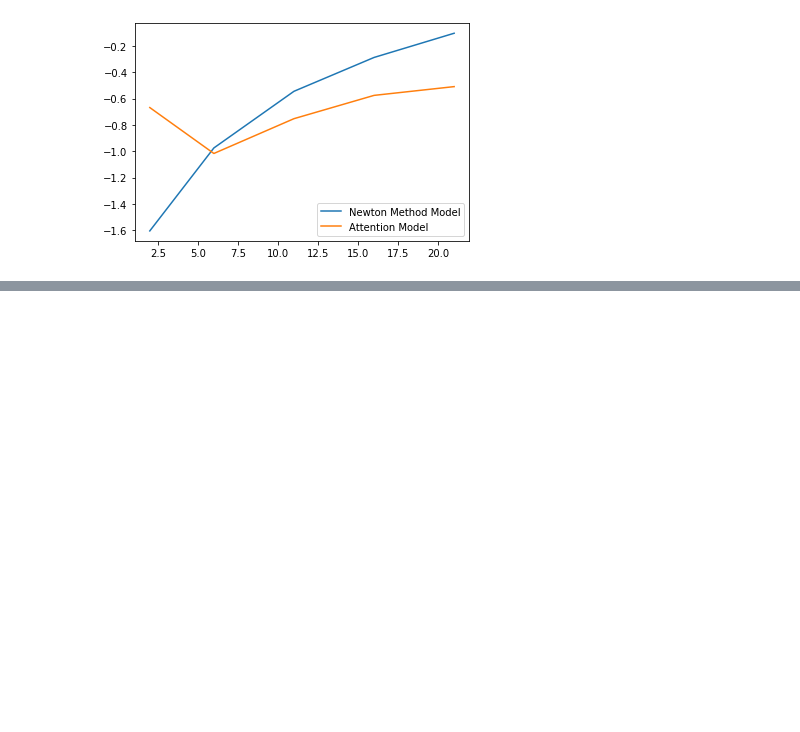
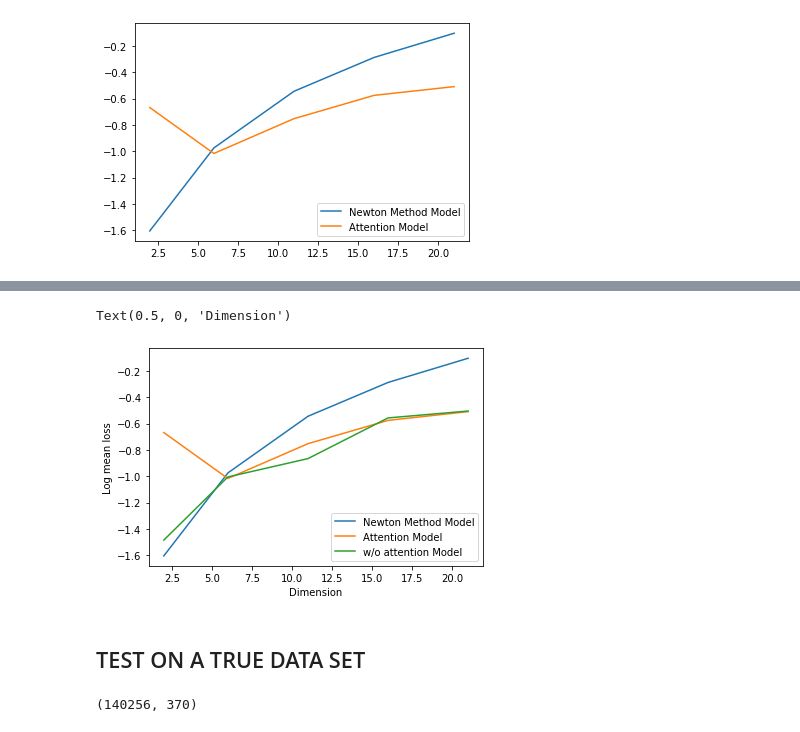
Before and after one commit to FlorianBertelli/M2_AIC, a Jupyter notebook: TPA-master/main.ipynb, the cells around one changed output, grey strips where cells are left out. Drawn from its saved outputs; the diff is of its cells as text; code cells hidden in the pictures; blank space fills up the shorter version.

```diff
--- a/TPA-master/main.ipynb
+++ b/TPA-master/main.ipynb
@@ -676,0 +830,17 @@ plt.legend(loc='lower right')
+# %%
+final_accs = []
+for dim in [2,6,11,16,21]:
+    nb_cells=1
+    learning_rate = 1e-3
+    hidden_size=2*dim
+    D=dim
+    input_size=dim
+    gru=GRU_forecaster_frost(nb_cells,hidden_size, input_size, 0.0,64,8)
+    loss_fn = nn.L1Loss()
+
+    loader = get_loader(D, True)
+    _, loss_wo_att, _ = train_frost(gru, learning_rate,loader)
+    final_accs.append(loss_wo_att)
+
+with open("./result/benchmark_2_wo_attention.txt", "wb") as fp:   #Pickling
+    pickle.dump(loss_list, fp)
@@ -676,0 +865,18 @@ plt.legend(loc='lower right')
+# %%
+with open("./result/benchmark_2_baseline_model.txt", "rb") as fp:   # Unpickling
+    loss_first_ex = pickle.load(fp)
+with open("./result/benchmark_2_attention_model.txt", "rb") as fp:   # Unpickling
+    final_accs = pickle.load(fp)
+with open("./result/benchmark_2_wo_attention.txt", "rb") as fp:   # Unpickling
+    final_accs_wo_acc = pickle.load(fp)
+plt.plot([2,6,11,16,21] ,loss_first_ex,label= 'Newton Method Model')
+plt.plot([2,6,11,16,21], final_accs,label= 'Attention Model')
+plt.plot([2,6,11,16,21], final_accs_wo_acc,label= 'w/o attention Model')
+plt.legend(loc='lower right')
+plt.ylabel('Log mean loss')
+plt.xlabel('Dimension')
+# %% [output]
+Text(0.5, 0, 'Dimension')
+[figure, added]
+# %% [markdown]
+## TEST ON A TRUE DATA SET
@@ -676,0 +887,4 @@ plt.legend(loc='lower right')
+# %%
+dataset.shape
+# %% [output]
+(140256, 370)
```
Also changed, not shown: parts of 20 cells of this notebook.
